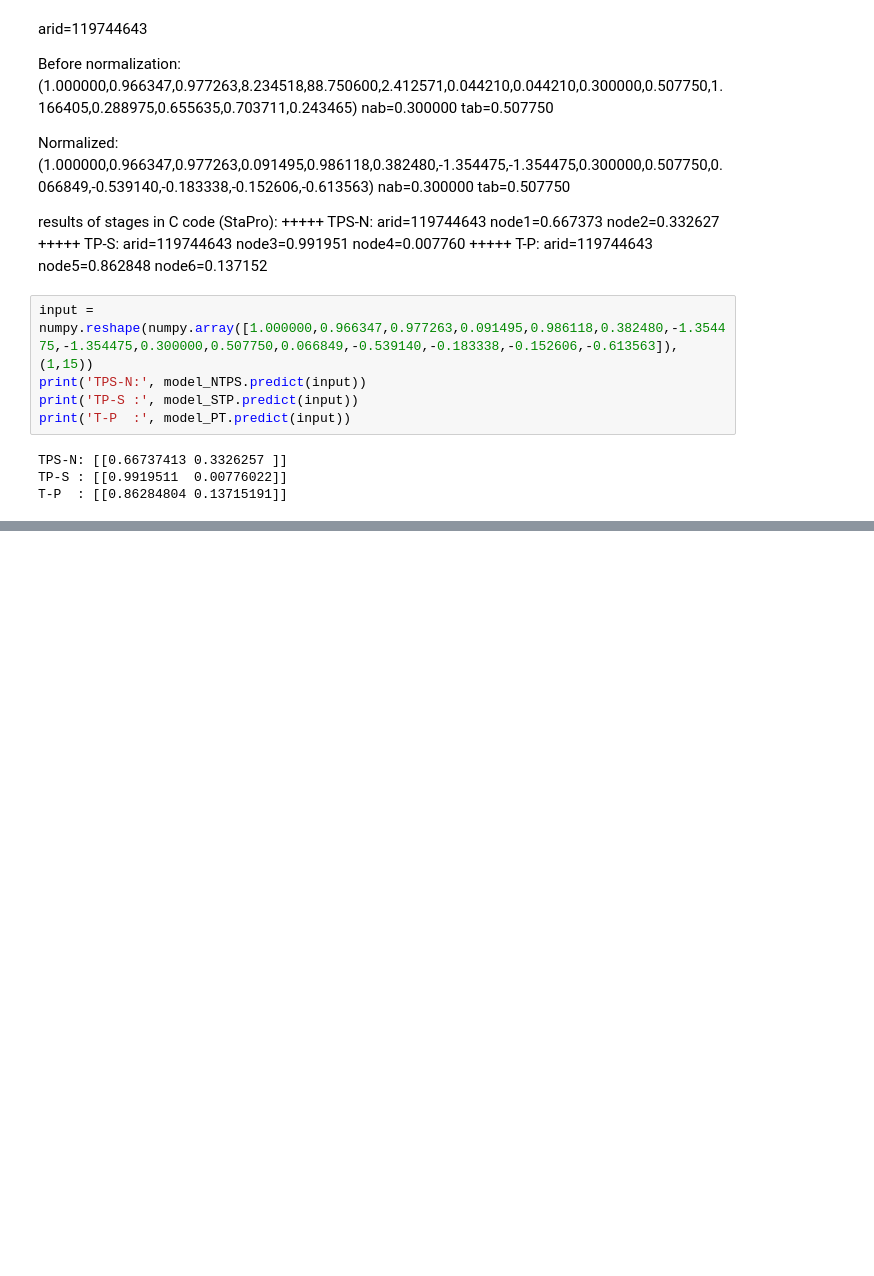
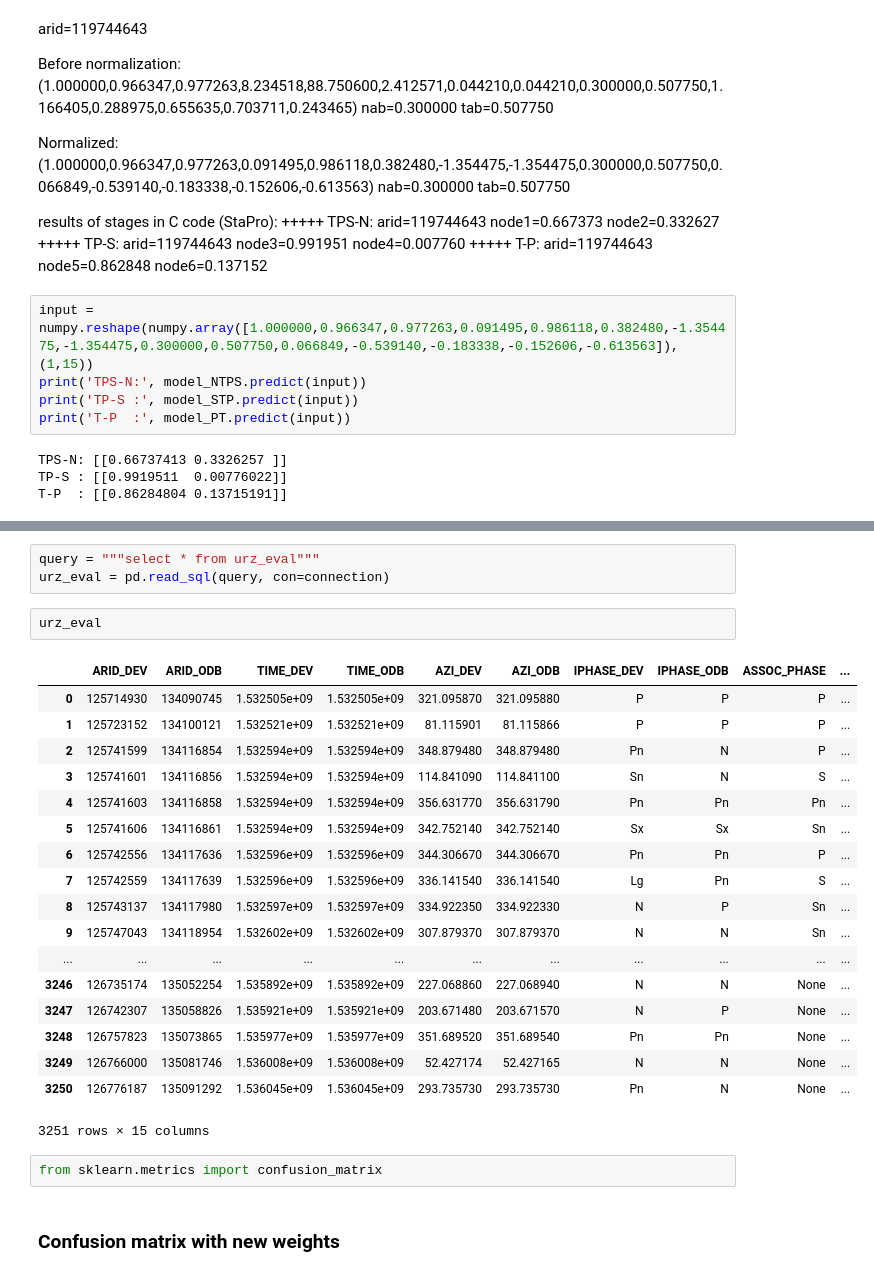
Before and after one commit to hofmanradek/ML, a Jupyter notebook: stapro_nn/waveforms/URZ_retrain_POC.ipynb, the cells around one changed output, grey strips where cells are left out. Cells and saved outputs as stored; diff of their text form; blank space fills up the shorter version.

```diff
--- a/stapro_nn/waveforms/URZ_retrain_POC.ipynb
+++ b/stapro_nn/waveforms/URZ_retrain_POC.ipynb
@@ -1651,0 +1658,28 @@ T-P  : [[0.86284804 0.13715191]]
+# %%
+query = """select * from urz_eval"""
+urz_eval = pd.read_sql(query, con=connection)
+# %%
+urz_eval
+# %% [output]
+|  | ARID_DEV | ARID_ODB | TIME_DEV | TIME_ODB | AZI_DEV | AZI_ODB | IPHASE_DEV | IPHASE_ODB | ASSOC_PHASE | ... |
+| 0 | 125714930 | 134090745 | 1.532505e+09 | 1.532505e+09 | 321.095870 | 321.095880 | P | P | P | ... |
+| 1 | 125723152 | 134100121 | 1.532521e+09 | 1.532521e+09 | 81.115901 | 81.115866 | P | P | P | ... |
+| 2 | 125741599 | 134116854 | 1.532594e+09 | 1.532594e+09 | 348.879480 | 348.879480 | Pn | N | P | ... |
+| 3 | 125741601 | 134116856 | 1.532594e+09 | 1.532594e+09 | 114.841090 | 114.841100 | Sn | N | S | ... |
+| 4 | 125741603 | 134116858 | 1.532594e+09 | 1.532594e+09 | 356.631770 | 356.631790 | Pn | Pn | Pn | ... |
+| 5 | 125741606 | 134116861 | 1.532594e+09 | 1.532594e+09 | 342.752140 | 342.752140 | Sx | Sx | Sn | ... |
+| 6 | 125742556 | 134117636 | 1.532596e+09 | 1.532596e+09 | 344.306670 | 344.306670 | Pn | Pn | P | ... |
+| 7 | 125742559 | 134117639 | 1.532596e+09 | 1.532596e+09 | 336.141540 | 336.141540 | Lg | Pn | S | ... |
+| 8 | 125743137 | 134117980 | 1.532597e+09 | 1.532597e+09 | 334.922350 | 334.922330 | N | P | Sn | ... |
+| 9 | 125747043 | 134118954 | 1.532602e+09 | 1.532602e+09 | 307.879370 | 307.879370 | N | N | Sn | ... |
+| ... | ... | ... | ... | ... | ... | ... | ... | ... | ... | ... |
+| 3246 | 126735174 | 135052254 | 1.535892e+09 | 1.535892e+09 | 227.068860 | 227.068940 | N | N | None | ... |
+| 3247 | 126742307 | 135058826 | 1.535921e+09 | 1.535921e+09 | 203.671480 | 203.671570 | N | P | None | ... |
+| 3248 | 126757823 | 135073865 | 1.535977e+09 | 1.535977e+09 | 351.689520 | 351.689540 | Pn | Pn | None | ... |
+| 3249 | 126766000 | 135081746 | 1.536008e+09 | 1.536008e+09 | 52.427174 | 52.427165 | N | N | None | ... |
+| 3250 | 126776187 | 135091292 | 1.536045e+09 | 1.536045e+09 | 293.735730 | 293.735730 | Pn | N | None | ... |
+3251 rows × 15 columns
+# %%
+from sklearn.metrics import confusion_matrix
+# %% [markdown]
+### Confusion matrix with new weights
```
Also changed, not shown: parts of 4 cells of this notebook, 1 other file.
